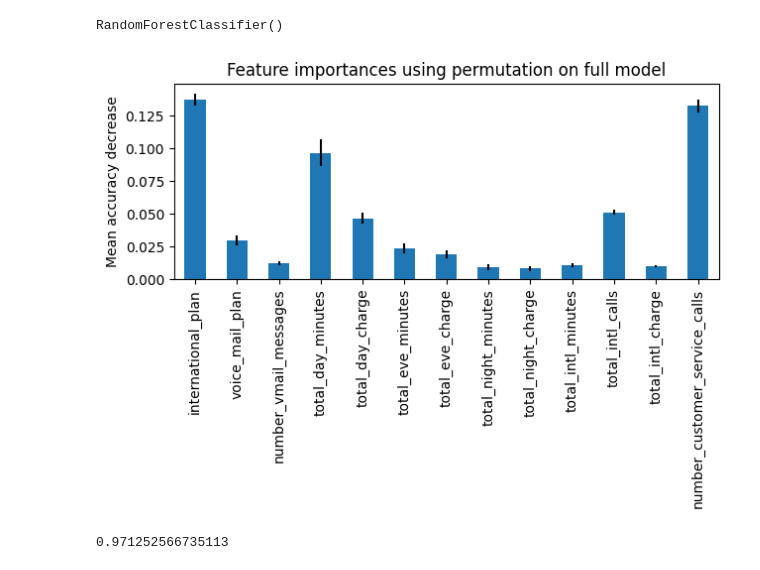
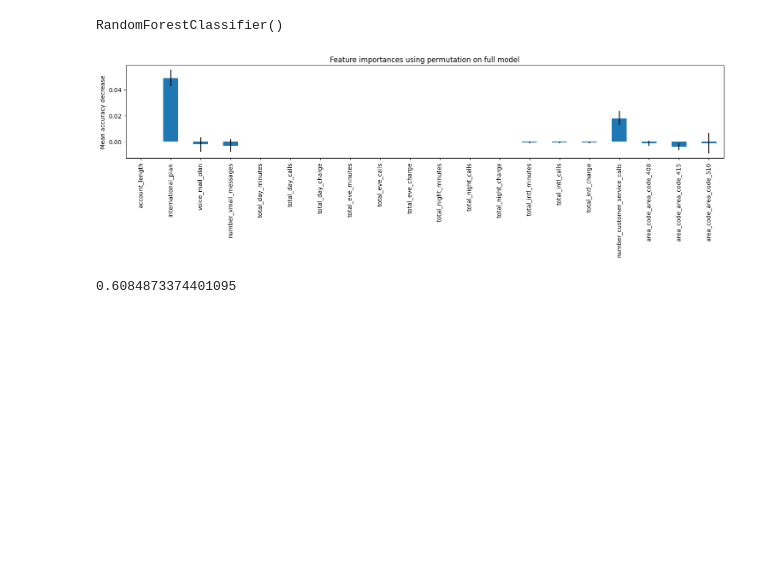
Before and after one commit to hung9988/customer_churn, a Jupyter notebook: report.ipynb, the cells around one changed output. Cells and saved outputs as stored; diff of their text form; code cells hidden in the pictures; blank space fills up the shorter version.

Commit message:
working on importance calculation

```diff
--- a/report.ipynb
+++ b/report.ipynb
@@ -26,12 +25,15 @@ Index(['state', 'account_length', 'area_code', 'international_plan',
        'number_customer_service_calls', 'churn'],
       dtype='object')
 # %%
-features_to_drop=['state','account_length','area_code','total_day_calls','total_eve_calls','total_night_calls']
+# features_to_drop=['state','account_length','area_code','total_day_calls','total_eve_calls','total_night_calls']
+features_to_drop=['state']
 # %%
 data.drop(features_to_drop,axis=1,inplace=True)
 # %%
-##Scaling the data
-scaler = StandardScaler()
-for i in data.columns:
-    if data[i].dtype in ['int64', 'float64']:
-        data[i] = scaler.fit_transform(data[[i]])
+from sklearn.preprocessing import StandardScaler
+
+scaler=StandardScaler()
+
+for col in data.columns:
+    if data[col].dtype=='int64':
+        data[col]=scaler.fit_transform(data[[col]])
@@ -99,18 +109,18 @@ forest_importances = pd.Series(result.importances_mean, index=data.columns[:-1])
 # %%
 import matplotlib.pyplot as plt
 
-fig, ax = plt.subplots()
+fig, ax = plt.subplots(figsize=(15, 5))
 forest_importances.plot.bar(yerr=result.importances_std, ax=ax)
 ax.set_title("Feature importances using permutation on full model")
 ax.set_ylabel("Mean accuracy decrease")
 fig.tight_layout()
 plt.show()
 # %% [output]
-[figure, old version]
+[figure, new version]
 # %%
 clf.score(X_test,y_test)
 # %% [output]
-0.971252566735113
+0.6084873374401095
 # %%
 # from sklearn.decomposition import PCA
 # pca=PCA(n_components=2)
```
Also changed, not shown: parts of 10 cells of this notebook.
